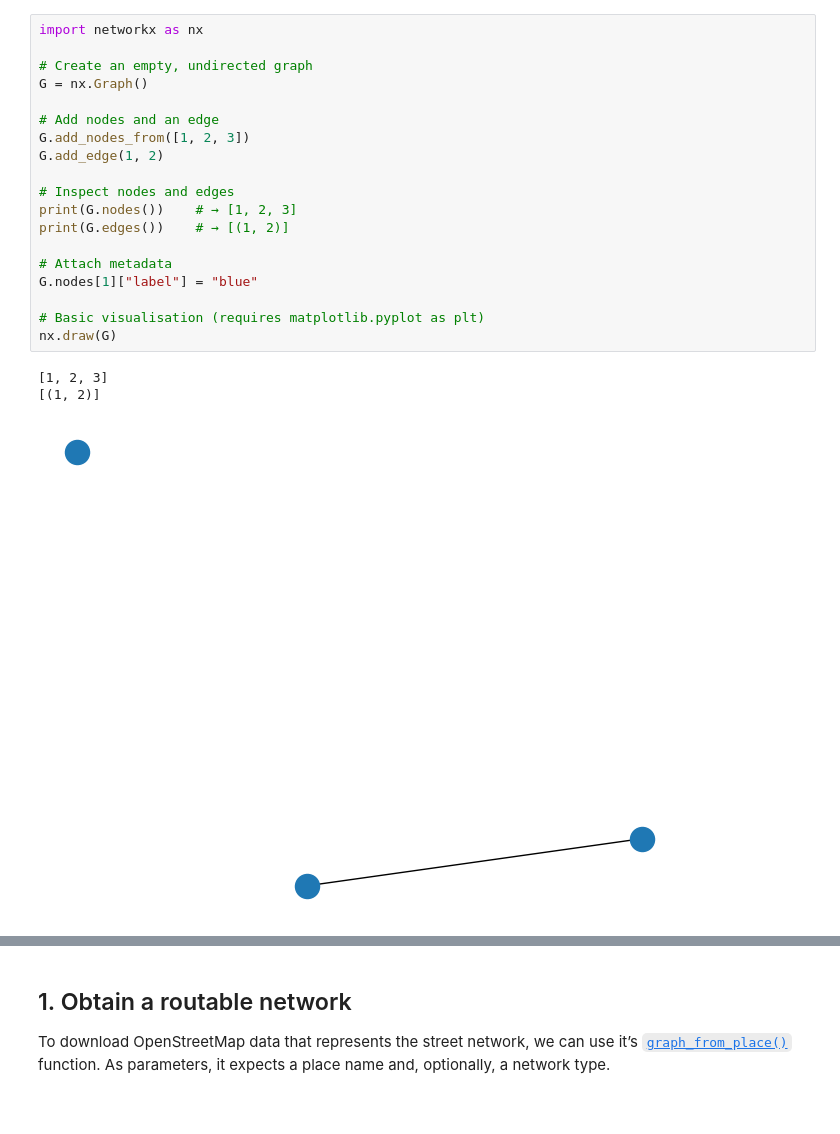
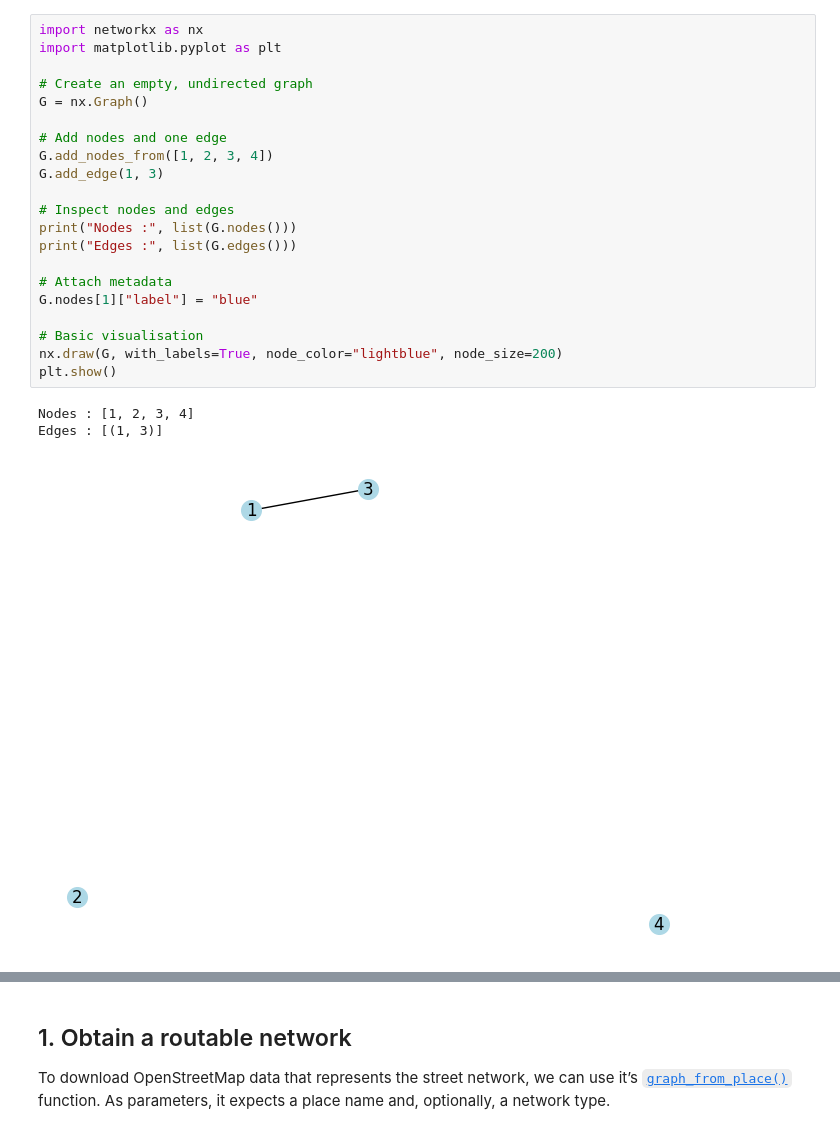
Before and after one commit to pcardonav/workshop4-network-analysis, a Jupyter notebook: paula-network-analysis.ipynb, the cells around one changed output, grey strips where cells are left out. Saved outputs shown, nothing was run; the diff lists cells and outputs as text.

```diff
--- a/paula-network-analysis.ipynb
+++ b/paula-network-analysis.ipynb
@@ -37,23 +66,25 @@ In Python, the **NetworkX** library (imported as `nx`) provides an intuitive API
 # %%
 import networkx as nx
+import matplotlib.pyplot as plt
 
 # Create an empty, undirected graph
 G = nx.Graph()
 
-# Add nodes and an edge
-G.add_nodes_from([1, 2, 3])
-G.add_edge(1, 2)
+# Add nodes and one edge
+G.add_nodes_from([1, 2, 3, 4])
+G.add_edge(1, 3)
 
 # Inspect nodes and edges
-print(G.nodes())    # → [1, 2, 3]
-print(G.edges())    # → [(1, 2)]
+print("Nodes :", list(G.nodes()))
+print("Edges :", list(G.edges()))
 
 # Attach metadata
 G.nodes[1]["label"] = "blue"
 
-# Basic visualisation (requires matplotlib.pyplot as plt)
-nx.draw(G)
+# Basic visualisation
+nx.draw(G, with_labels=True, node_color="lightblue", node_size=200)
+plt.show()
 # %% [output]
-[1, 2, 3]
-[(1, 2)]
+Nodes : [1, 2, 3, 4]
+Edges : [(1, 3)]
-[figure, old version]
+[figure, new version]
```
Also changed, not shown: parts of 92 cells of this notebook, 28 other files.
